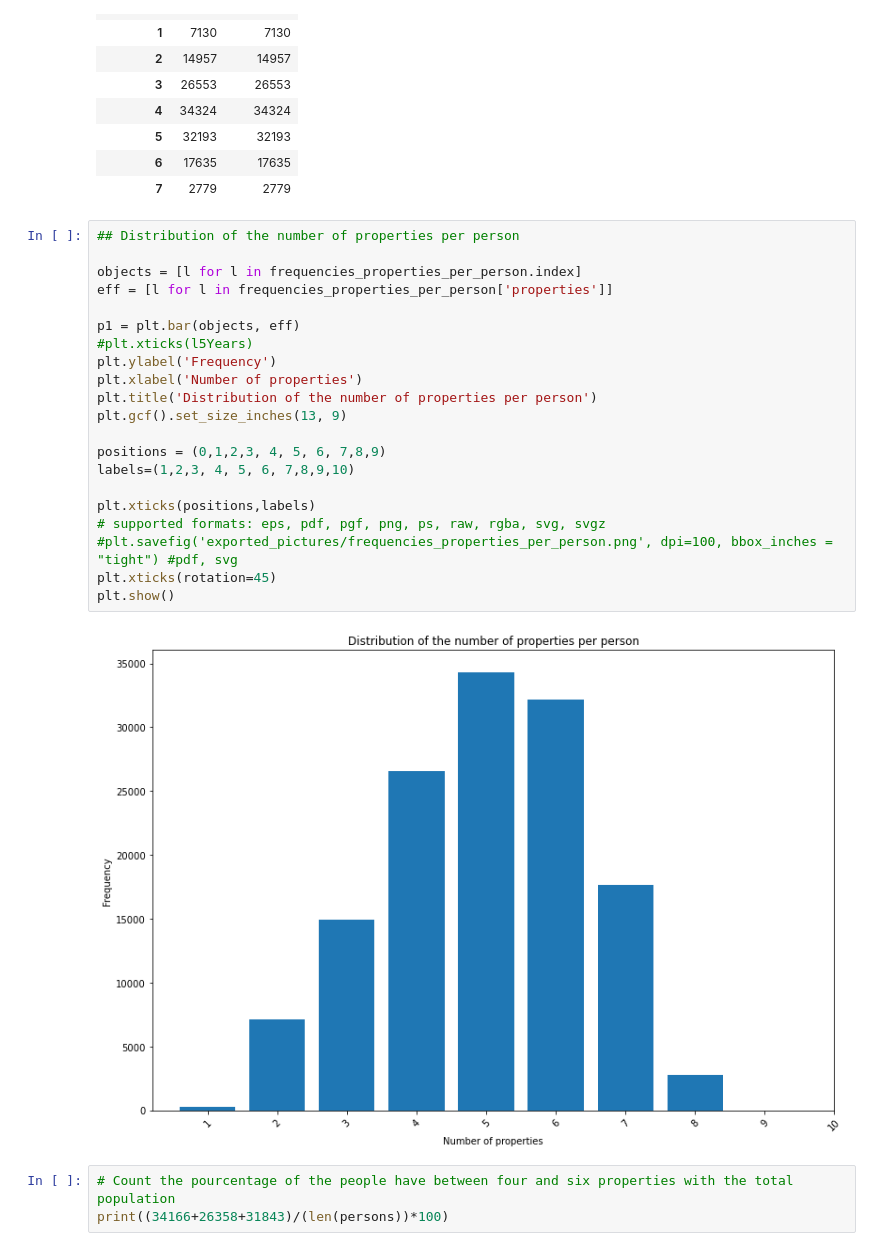
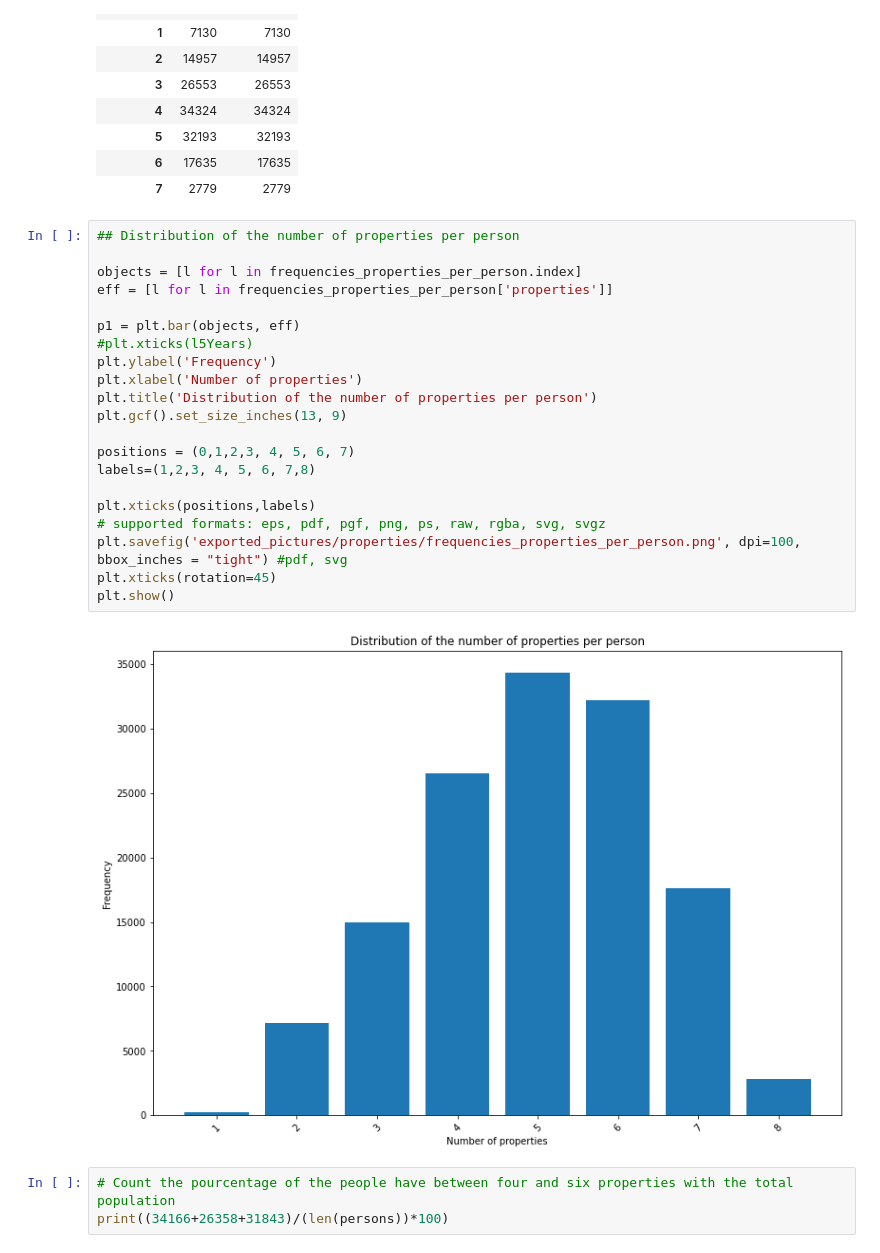
Before and after one commit to Semantic-Data-for-Humanities/Economists_Jurists, a Jupyter notebook: Notebooks/Sounding_properties_Wikidata.ipynb, the cells around one changed output. Drawn from its saved outputs; the diff is of its cells as text.

```diff
--- a/Notebooks/Sounding_properties_Wikidata.ipynb
+++ b/Notebooks/Sounding_properties_Wikidata.ipynb
@@ -2071,26 +2081,26 @@ frequencies_properties_per_person
 # %%
 ## Distribution of the number of properties per person
 
 objects = [l for l in frequencies_properties_per_person.index]
 eff = [l for l in frequencies_properties_per_person['properties']]
 
 p1 = plt.bar(objects, eff)
 #plt.xticks(l5Years)
 plt.ylabel('Frequency')
 plt.xlabel('Number of properties')
 plt.title('Distribution of the number of properties per person')
 plt.gcf().set_size_inches(13, 9)
 
-positions = (0,1,2,3, 4, 5, 6, 7,8,9)
-labels=(1,2,3, 4, 5, 6, 7,8,9,10)
+positions = (0,1,2,3, 4, 5, 6, 7)
+labels=(1,2,3, 4, 5, 6, 7,8)
 
 plt.xticks(positions,labels)
 # supported formats: eps, pdf, pgf, png, ps, raw, rgba, svg, svgz
-#plt.savefig('exported_pictures/frequencies_properties_per_person.png', dpi=100, bbox_inches = "tight") #pdf, svg
+plt.savefig('exported_pictures/properties/frequencies_properties_per_person.png', dpi=100, bbox_inches = "tight") #pdf, svg
 plt.xticks(rotation=45)
 plt.show()
 # %% [output]
-[figure, old version]
+[figure, new version]
 # %%
 # Count the pourcentage of the people have between four and six properties with the total population
 print((34166+26358+31843)/(len(persons))*100)
```
Also changed, not shown: parts of 16 cells of this notebook, 7 other files.
